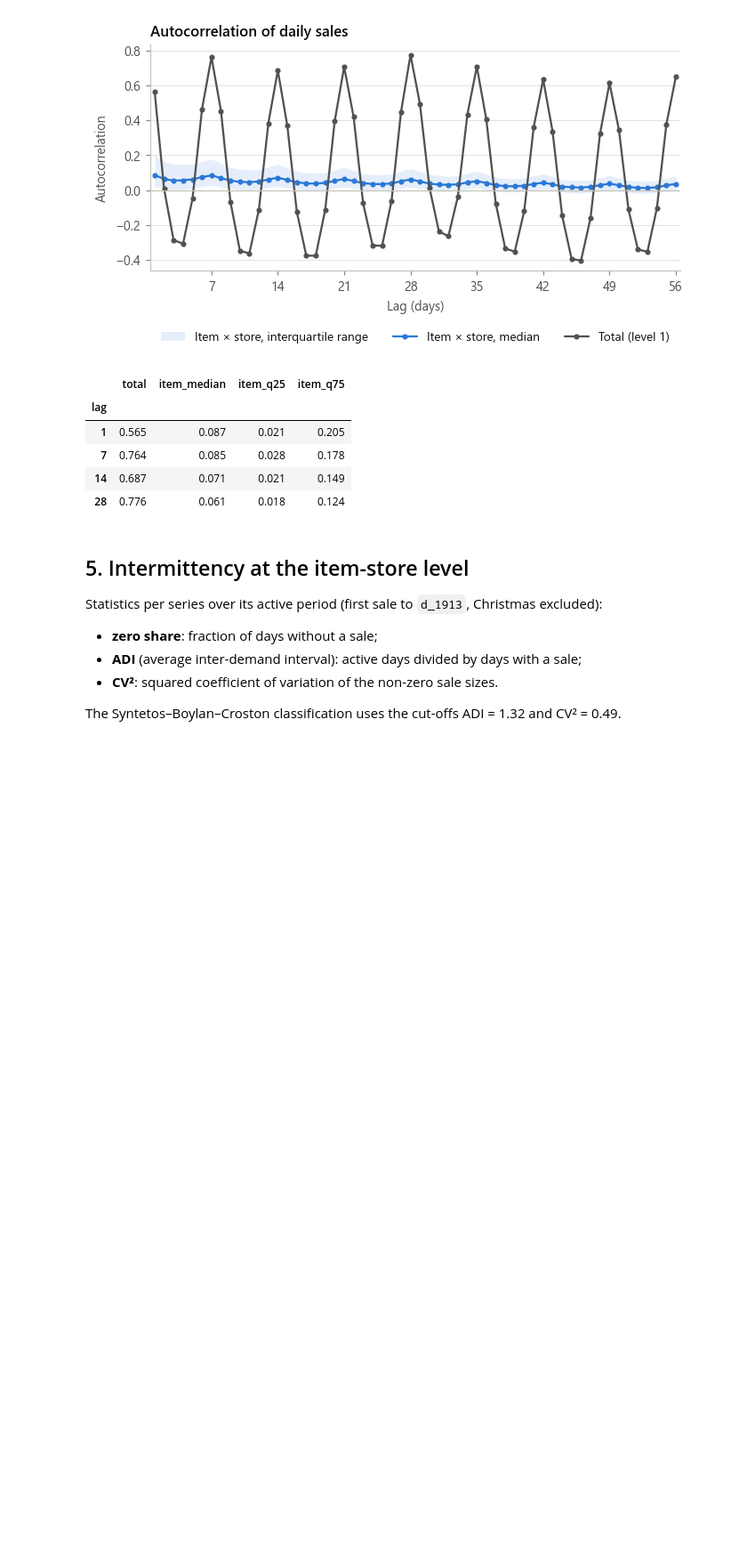
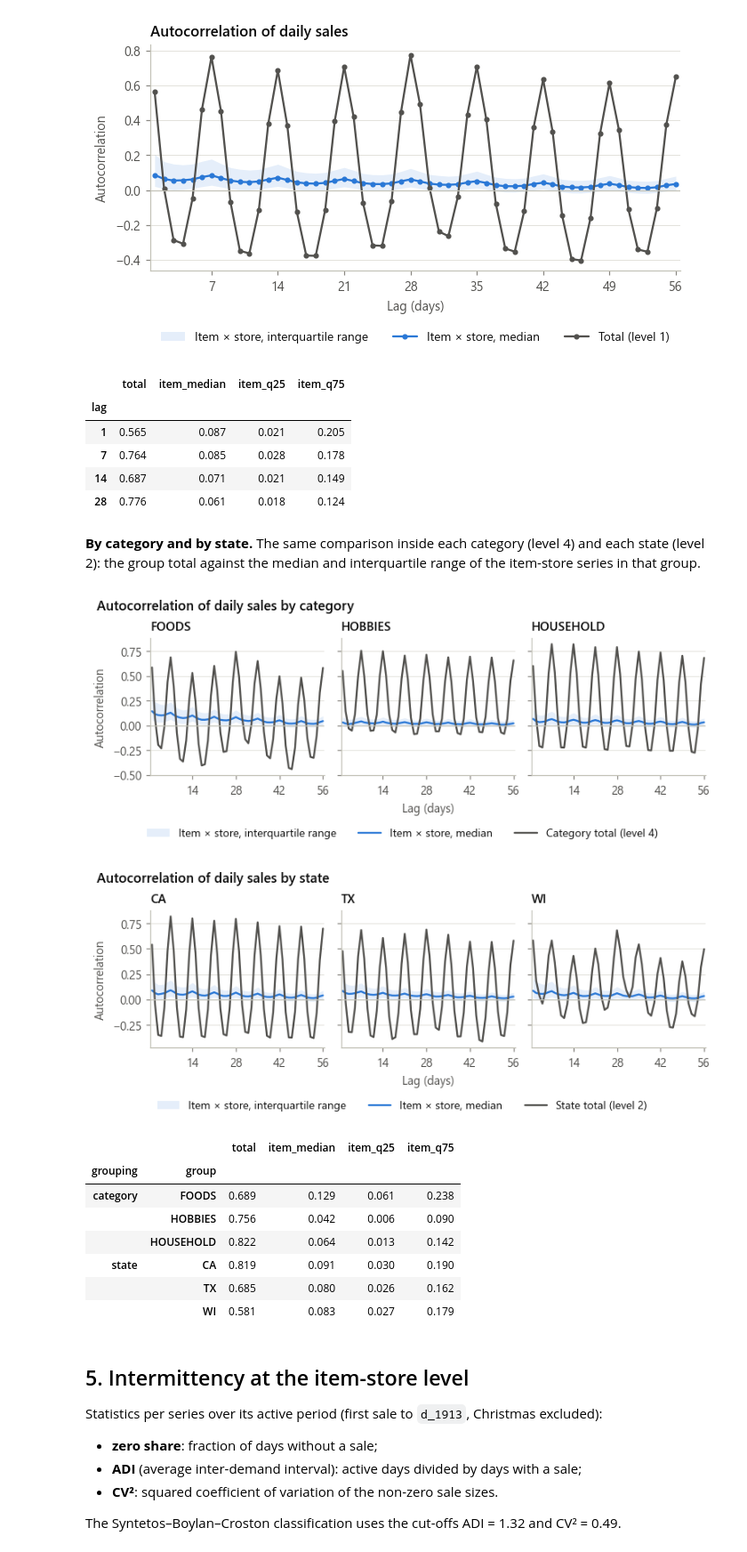
Before and after one commit to jovanailin/masterthesis, a Jupyter notebook: notebooks/01_eda.ipynb, the cells around one changed output. Shown at 89% size. Drawn from its saved outputs; the diff is of its cells as text; code cells hidden in the pictures; blank space fills up the shorter version.

```diff
--- a/notebooks/01_eda.ipynb
+++ b/notebooks/01_eda.ipynb
@@ -408,6 +408,54 @@ Item-store series used: 27,698
 | 7 | 0.764 | 0.085 | 0.028 | 0.178 |
 | 14 | 0.687 | 0.071 | 0.021 | 0.149 |
 | 28 | 0.776 | 0.061 | 0.018 | 0.124 |
+# %% [markdown]
+**By category and by state.** The same comparison inside each category (level 4) and each state
+(level 2): the group total against the median and interquartile range of the item-store series in that
+group.
+# %%
+groupings = {
+    "category": ("cat_id", CATS, "Category total (level 4)"),
+    "state": ("state_id", STATES, "State total (level 2)"),
+}
+rows = []
+for kind, (col, groups, total_label) in groupings.items():
+    member = sales[col].astype(str).to_numpy()
+    fig, axes = plt.subplots(1, len(groups), figsize=(7, 2.8), sharey=True, layout="constrained")
+    for ax, g in zip(axes, groups):
+        in_group = member == g
+        g_total = acf(Yw[in_group].sum(axis=0, keepdims=True), MAX_LAG)[0]
+        g25, g50, g75 = np.percentile(acf_items[in_group[eligible]], [25, 50, 75], axis=0)
+        rows.append(pd.DataFrame({"grouping": kind, "group": g, "lag": lags, "total": g_total,
+                                  "item_median": g50, "item_q25": g25, "item_q75": g75}))
+        ax.fill_between(lags, g25, g75, color=ACCENT, alpha=0.12, lw=0, label="Item × store, interquartile range")
+        ax.plot(lags, g50, color=ACCENT, label="Item × store, median")
+        ax.plot(lags, g_total, color=INK_SECONDARY, label=total_label)
+        ax.axhline(0, color=AXIS, lw=0.8)
+        ax.set_xticks(range(14, MAX_LAG + 1, 14))
+        ax.set_xlim(0.5, MAX_LAG + 0.5)
+        ax.set_title(g, fontsize=10)
+    axes[0].set_ylabel("Autocorrelation")
+    axes[0].yaxis.set_major_locator(mtick.MultipleLocator(0.25))
+    axes[1].set_xlabel("Lag (days)")
+    fig.suptitle(f"Autocorrelation of daily sales by {kind}", x=0.01, ha="left", fontsize=11, fontweight="semibold")
+    fig.legend(*axes[0].get_legend_handles_labels(), loc="outside lower center", ncols=3)
+    savefig(fig, f"acf_by_{kind}")
+    plt.show()
+
+acf_groups = pd.concat(rows, ignore_index=True)
+acf_groups.to_csv(RESULTS / "acf_by_group.csv", index=False)
+acf_groups[acf_groups.lag == 7].set_index(["grouping", "group"]).drop(columns="lag")
+# %% [output]
+[figure, added]
+[figure, added]
+|  |  | total | item_median | item_q25 | item_q75 |
+| grouping | group |  |  |  |  |
+| category | FOODS | 0.689 | 0.129 | 0.061 | 0.238 |
+|  | HOBBIES | 0.756 | 0.042 | 0.006 | 0.090 |
+|  | HOUSEHOLD | 0.822 | 0.064 | 0.013 | 0.142 |
+| state | CA | 0.819 | 0.091 | 0.030 | 0.190 |
+|  | TX | 0.685 | 0.080 | 0.026 | 0.162 |
+|  | WI | 0.581 | 0.083 | 0.027 | 0.179 |
 # %% [markdown]
 ## 5. Intermittency at the item-store level
 
```
Also changed, not shown: 6 other files.
